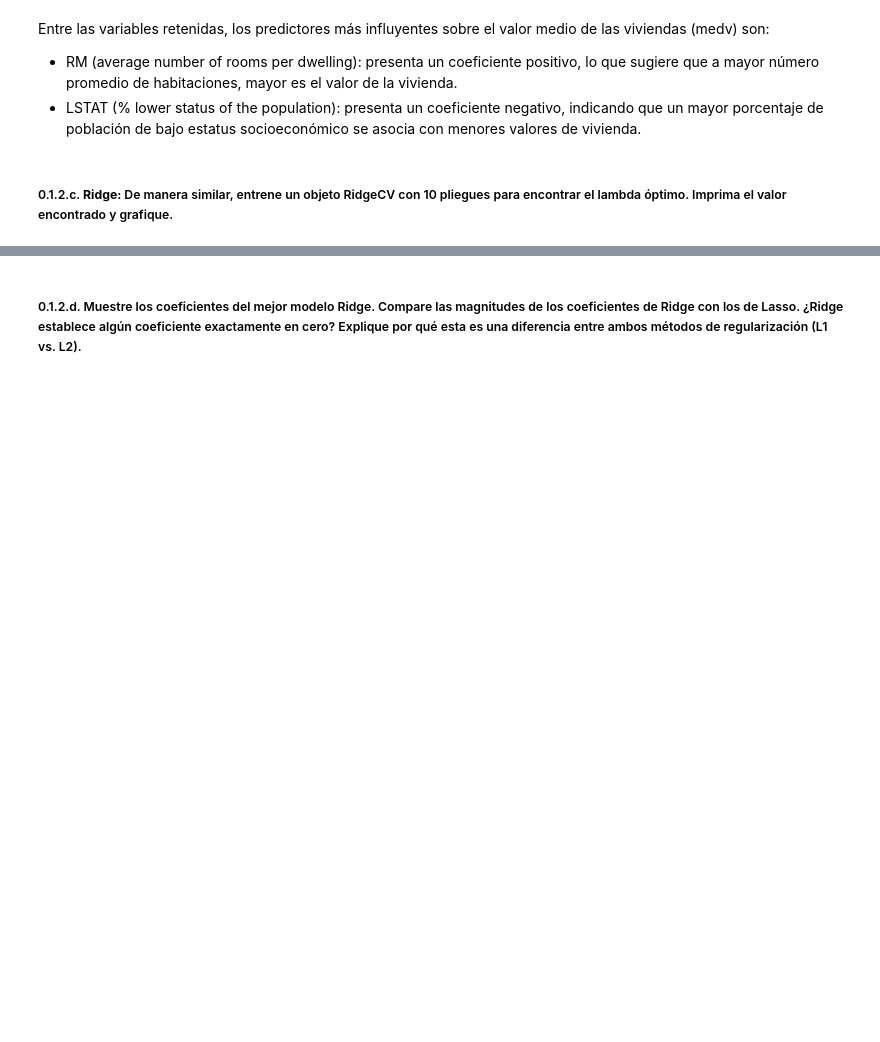
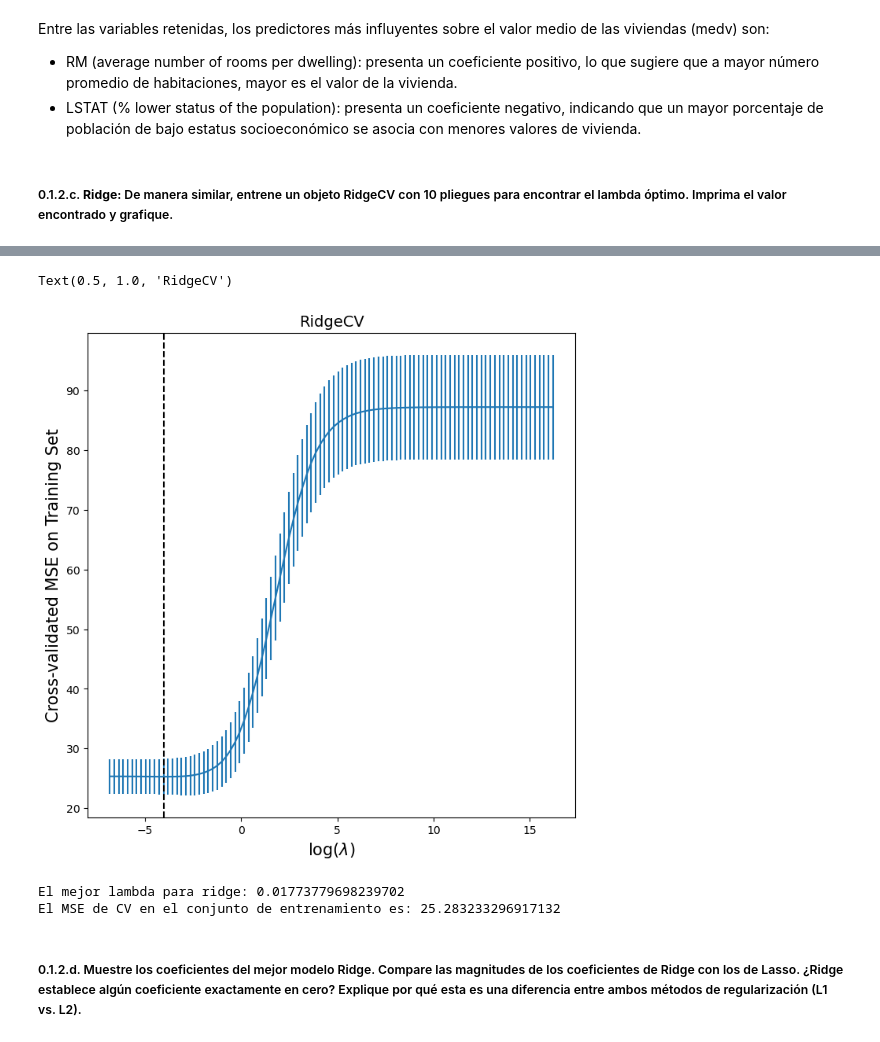
Before and after one commit to MariaLesly/Machine-Learning-G3, a Jupyter notebook: Tarea2_ML.ipynb, the cells around one changed output, grey strips where cells are left out. Cells and saved outputs as stored; diff of their text form; code cells hidden in the pictures; blank space fills up the shorter version.

```diff
--- a/Tarea2_ML.ipynb
+++ b/Tarea2_ML.ipynb
@@ -104,9 +106,8 @@ kfold = skm.KFold(K, random_state=0, shuffle=True)
 scaler = StandardScaler(with_mean=True, with_std=True)
 
 # 2. Define the LassoCV model and pipeline
-lassoCV = skl.ElasticNetCV(n_alphas=100, l1_ratio=1, cv=kfold) #Model
-pipeCV_lasso = Pipeline(steps=[('scaler', scaler), ('lasso', las
-                                                    soCV)])
+lassoCV = skl.ElasticNetCV(n_alphas=100, l1_ratio=1, cv=kfold)  # Model
+pipeCV_lasso = Pipeline(steps=[('scaler', scaler), ('lasso', lassoCV)])
 
 # 3. Fit the pipeline on the training data
 pipeCV_lasso.fit(X_train, Y_train)
@@ -232,0 +235,4 @@ Lambda óptimo (RidgeCV): 7.3950381584157325
+# %%
+#Construyendo el modelo ridge
+ridgeCV = skl.ElasticNetCV(alphas=lambdas, l1_ratio=0, cv=kfold)  # Model
+pipeCV_ridge = Pipeline(steps=[('scaler', scaler), ('ridge', ridgeCV)])
@@ -233,2 +259,21 @@ Lambda óptimo (RidgeCV): 7.3950381584157325
+# %%
+# Gráfico
+ridge_fig, ax = subplots(figsize=(8, 8))
+ax.errorbar( np.log(tuned_ridge.alphas_),tuned_ridge.mse_path_.mean(1),yerr=tuned_ridge.mse_path_.std(1) / np.sqrt(K))
+ax.axvline(np.log(tuned_ridge.alpha_), c='k', ls='--')
+ax.set_xlabel(r'$\log(\lambda)$', fontsize=15)
+ax.set_ylabel('Cross-validated MSE on Training Set', fontsize=15)
+ax.set_title('RidgeCV', fontsize=14)
+# %% [output]
+Text(0.5, 1.0, 'RidgeCV')
+[figure, added]
+# %%
+# Print results
+best_lambda_ridge = tuned_ridge.alpha_
+print(f"El mejor lambda para ridge: {best_lambda_ridge}")
+print(f"El MSE de CV en el conjunto de entrenamiento es: {np.min(tuned_ridge.mse_path_.mean(1))}")
+# %% [output]
+El mejor lambda para ridge: 0.01773779698239702
+El MSE de CV en el conjunto de entrenamiento es: 25.283233296917132
 # %% [markdown]
 ##### 0.1.2.d. Muestre los coeficientes del mejor modelo Ridge. Compare las magnitudes de los coeficientes de Ridge con los de Lasso. ¿Ridge establece algún coeficiente exactamente en cero? Explique por qué esta es una diferencia entre ambos métodos de regularización (L1 vs. L2).
```
Also changed, not shown: parts of 16 cells of this notebook.
